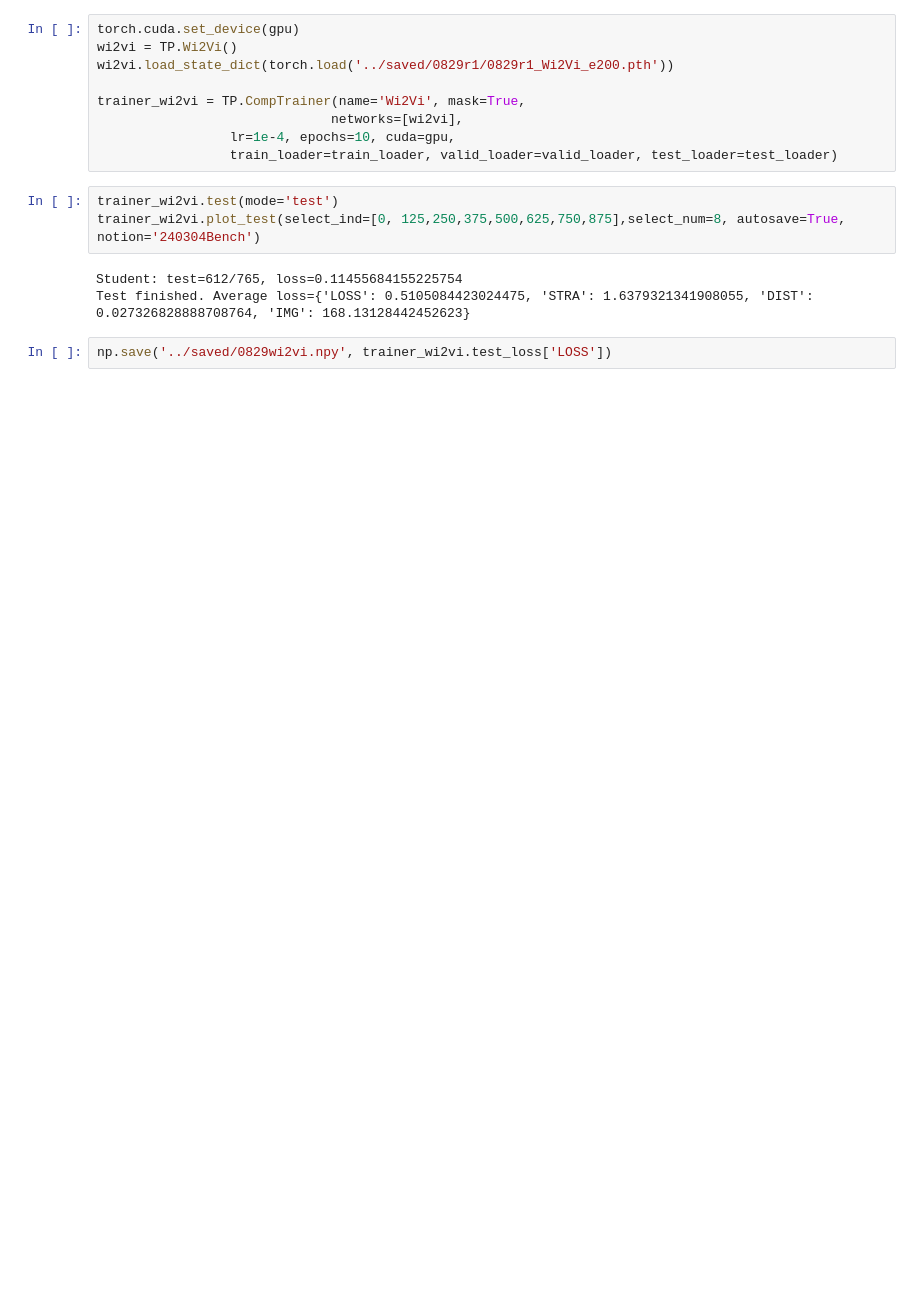
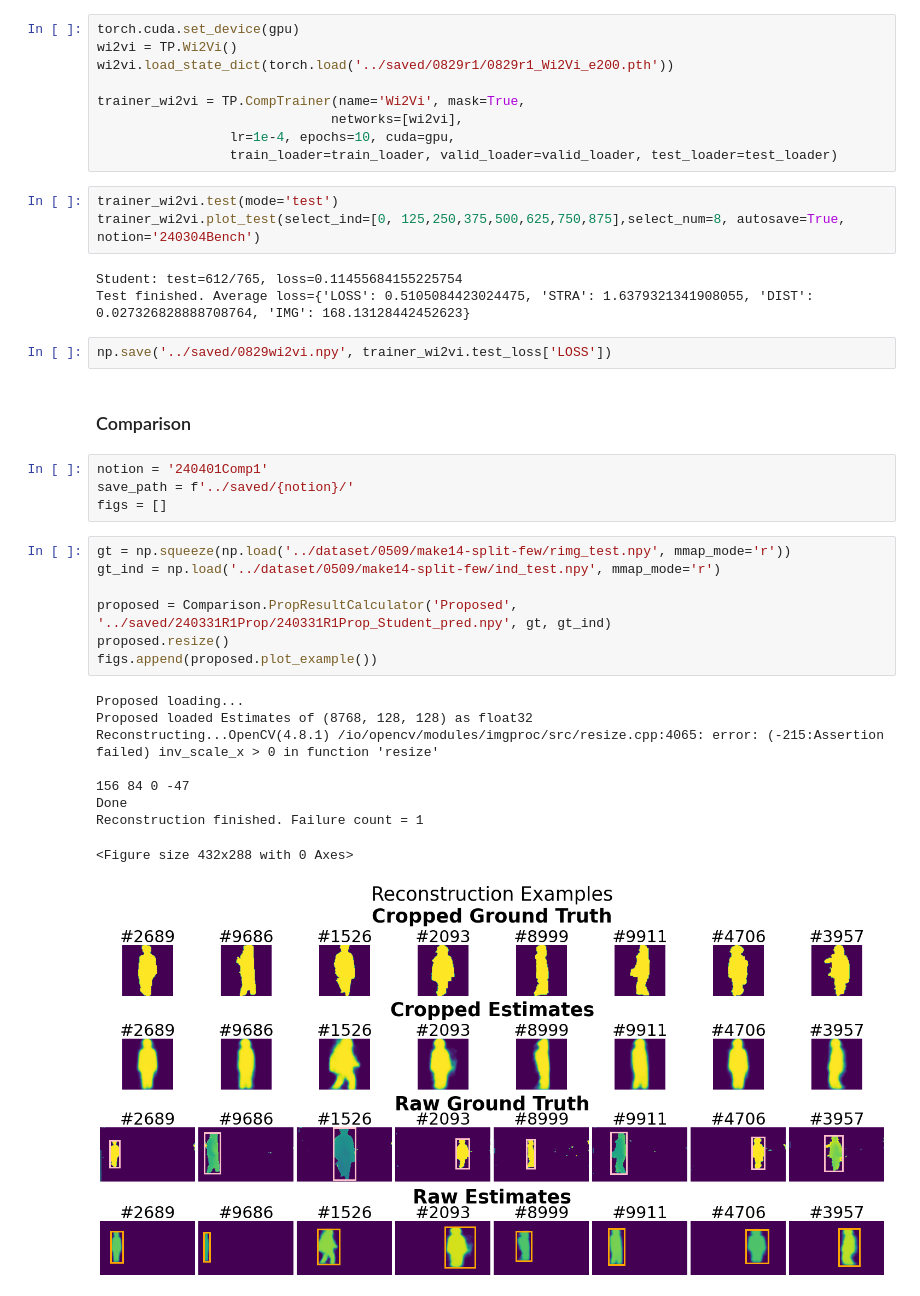
Before and after one commit to MilkywayCocktail/Models, a Jupyter notebook: Benchmarks_v2.ipynb, the cells around one changed output. Drawn from its saved outputs; the diff is of its cells as text; blank space fills up the shorter version.

```diff
--- a/Benchmarks_v2.ipynb
+++ b/Benchmarks_v2.ipynb
@@ -144,3 +202,26 @@ Student: test=612/765, loss=0.11455684155225754
 Test finished. Average loss={'LOSS': 0.5105084423024475, 'STRA': 1.6379321341908055, 'DIST': 0.027326828888708764, 'IMG': 168.13128442452623}
 # %%
 np.save('../saved/0829wi2vi.npy', trainer_wi2vi.test_loss['LOSS'])
+# %% [markdown]
+### Comparison
+# %%
+notion = '240401Comp1'
+save_path = f'../saved/{notion}/'
+figs = []
+# %%
+gt = np.squeeze(np.load('../dataset/0509/make14-split-few/rimg_test.npy', mmap_mode='r'))
+gt_ind = np.load('../dataset/0509/make14-split-few/ind_test.npy', mmap_mode='r')
+
+proposed = Comparison.PropResultCalculator('Proposed', '../saved/240331R1Prop/240331R1Prop_Student_pred.npy', gt, gt_ind)
+proposed.resize()
+figs.append(proposed.plot_example())
+# %% [output]
+Proposed loading...
+Proposed loaded Estimates of (8768, 128, 128) as float32
+Reconstructing...OpenCV(4.8.1) /io/opencv/modules/imgproc/src/resize.cpp:4065: error: (-215:Assertion failed) inv_scale_x > 0 in function 'resize'
+
+156 84 0 -47
+Done
+Reconstruction finished. Failure count = 1
+<Figure size 432x288 with 0 Axes>
+[figure, added]
```
Also changed, not shown: parts of 20 cells of this notebook.
